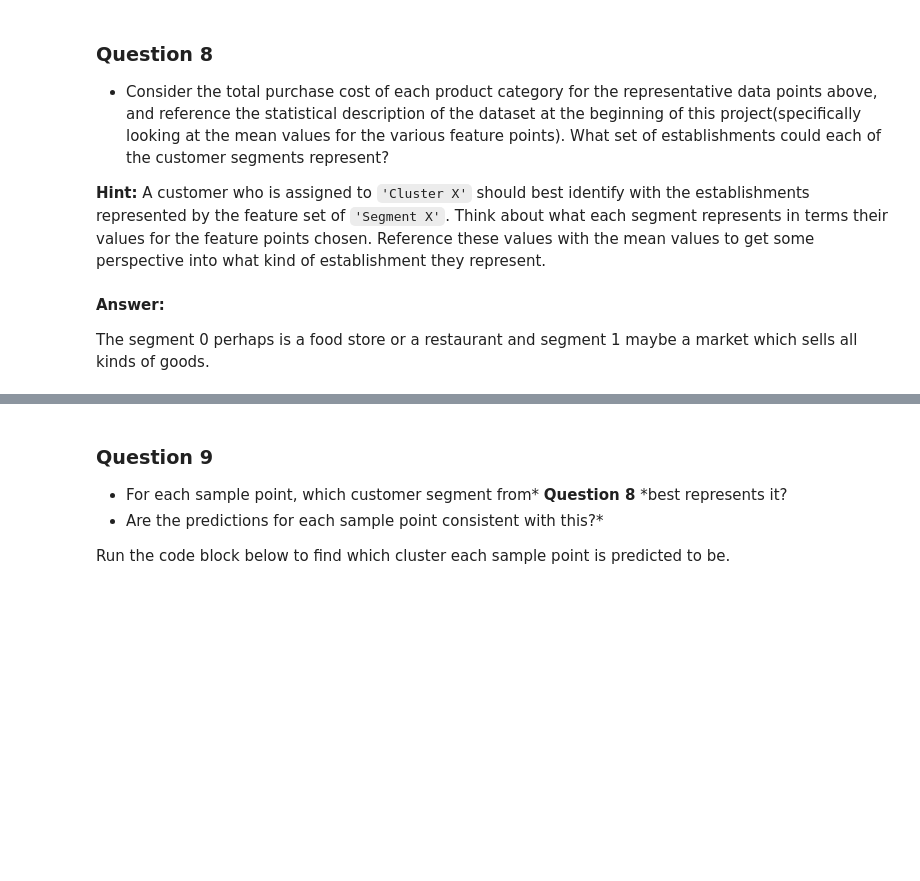
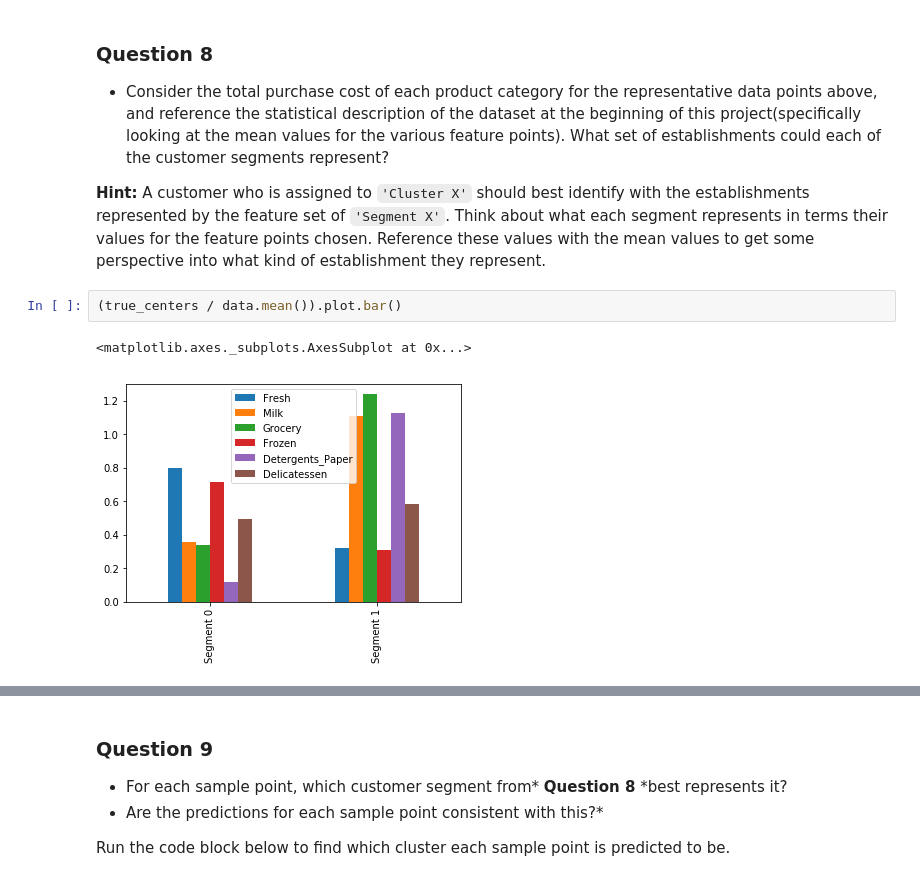
Before and after one commit to Bismarrck/machine-learning, a Jupyter notebook: projects/customer_segments/customer_segments.ipynb, the cells around one changed output, grey strips where cells are left out. Saved outputs shown, nothing was run; the diff lists cells and outputs as text; blank space fills up the shorter version.

```diff
--- a/projects/customer_segments/customer_segments.ipynb
+++ b/projects/customer_segments/customer_segments.ipynb
@@ -570,7 +578,8 @@ display(true_centers)
 * Consider the total purchase cost of each product category for the representative data points above, and reference the statistical description of the dataset at the beginning of this project(specifically looking at the mean values for the various feature points). What set of establishments could each of the customer segments represent?
 
 **Hint:** A customer who is assigned to `'Cluster X'` should best identify with the establishments represented by the feature set of `'Segment X'`. Think about what each segment represents in terms their values for the feature points chosen. Reference these values with the mean values to get some perspective into what kind of establishment they represent.
-# %% [markdown]
-**Answer:**
-
-The segment 0 perhaps is a food store or a restaurant and segment 1 maybe a market which sells all kinds of goods.
+# %%
+(true_centers / data.mean()).plot.bar()
+# %% [output]
+<matplotlib.axes._subplots.AxesSubplot at 0x...>
+[figure, added]
```
Also changed, not shown: parts of 6 cells of this notebook, 1 other file.
